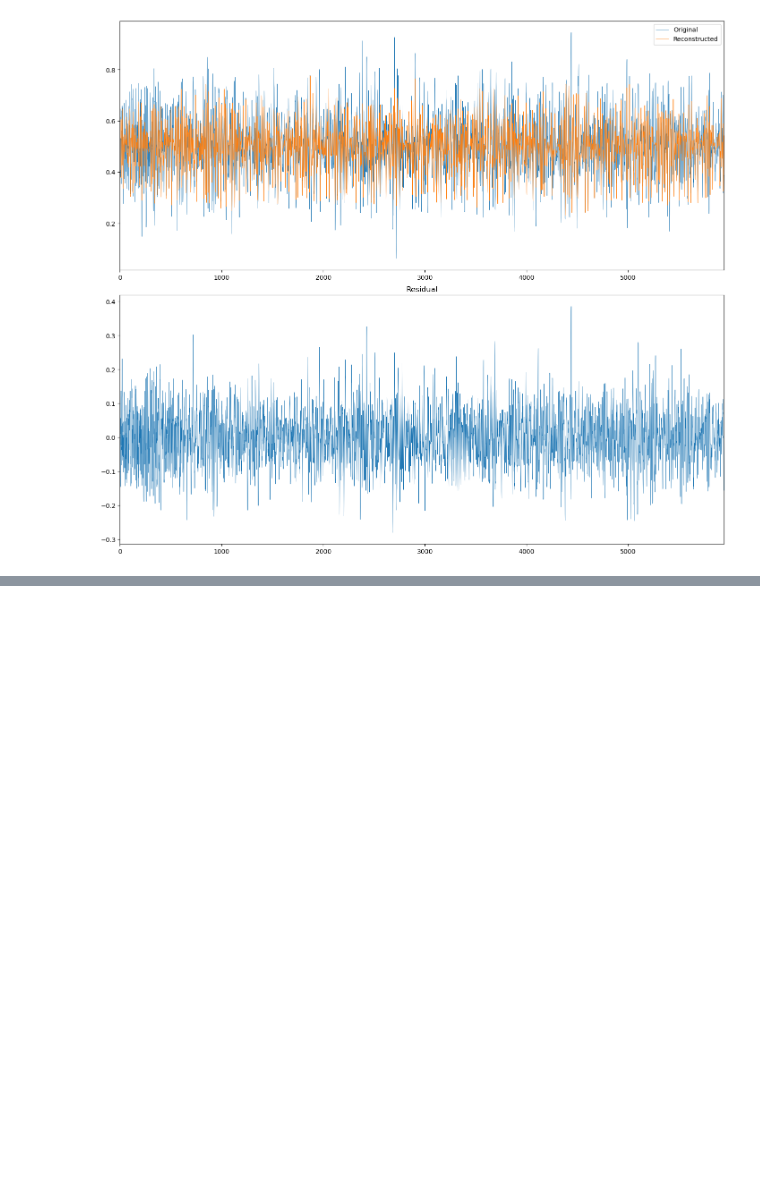
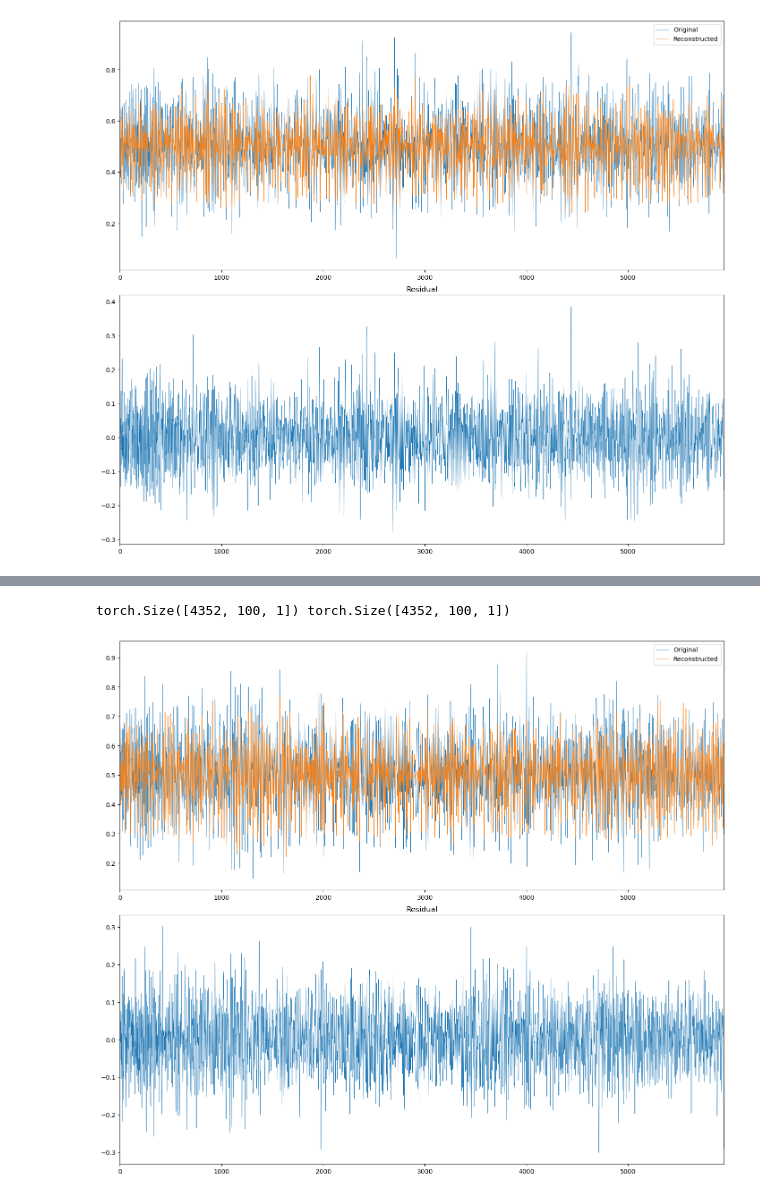
Before and after one commit to GioMai24/Autoencoder-for-GW-Detection, a Jupyter notebook: reconstructions.ipynb, the cells around one changed output, grey strips where cells are left out. Saved outputs shown, nothing was run; the diff lists cells and outputs as text; code cells hidden in the pictures; blank space fills up the shorter version.

```diff
--- a/reconstructions.ipynb
+++ b/reconstructions.ipynb
@@ -82,0 +97,39 @@ plt.show()
+# %%
+last_save = torch.load('/mnt/eph/uni_feat_model_stuff/trial_20/mod_opt_scal_230.pt', weights_only=False)
+## Useful parameters:
+win_len = 100
+win_stride = 60
+num_workers = 10
+persistent_workers = False
+
+h5_path = "/mnt/eph/data/L1_70_12_6_6.h5"
+test = tl.h5set(h5_path, win_len=win_len, win_stride=win_stride, name='C')
+
+test_loader = DataLoader(test, batch_size=16, pin_memory=True, num_workers=num_workers, persistent_workers=persistent_workers)
+sample = list(test_loader)[-1].reshape(-1, 100, 1).to(device)
+
+loss_func = nn.MSELoss()
+model = mod.LSTMAEUni().to(device)
+model = torch.compile(model)
+model.load_state_dict(last_save['model_state_dict'])
+
+model.eval()
+with torch.no_grad():
+    with torch.autocast(device_type=str(device), dtype=torch.float16): out = model(sample)
+sample = sample.to('cpu')
+out = out.to('cpu')
+print(sample.shape, out.shape)
+sample_full = torch.hstack([sample[0, 0, :]] + [sample[i, -win_stride:, 0] for i in range(1, sample.shape[1])])
+out_full = torch.hstack([out[0, 0, :]] + [out[i, -win_stride:, 0] for i in range(1, out.shape[1])])
+fig, ax = plt.subplots(2, 1, figsize=(14, 12), layout='constrained')
+ax[0].plot(sample_full, lw=0.5, label='Original')
+ax[0].plot(out_full, lw=.6, label='Reconstructed')
+ax[0].legend()
+
+ax[1].plot(sample_full - out_full, lw=.5)
+ax[1].set_title('Residual')
+for Ax in ax: Ax.set_xlim((0, len(sample_full)))
+plt.show()
+# %% [output]
+torch.Size([4352, 100, 1]) torch.Size([4352, 100, 1])
+[figure, added]
```
Also changed, not shown: parts of 3 cells of this notebook, 1 other file.
